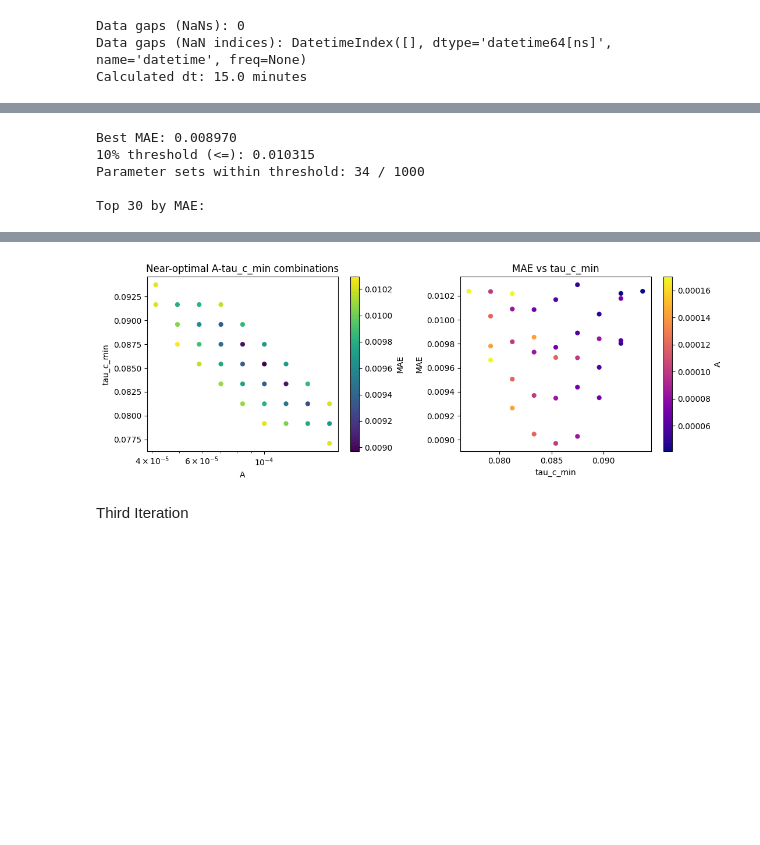
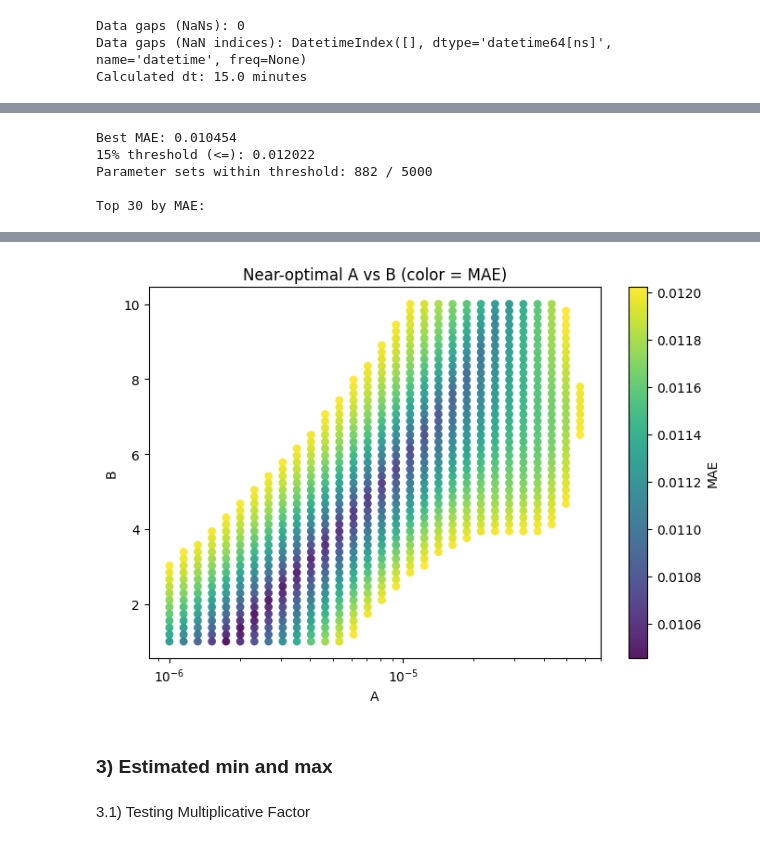
Before and after one commit to nicole-hucke/shear_stress_paper, a Jupyter notebook: antecedent_conditions/predictive_equation/k_iterations/finding_optimal_k_function_field.ipynb, the cells around one changed output, grey strips where cells are left out. Drawn from its saved outputs; the diff is of its cells as text; code cells hidden in the pictures; blank space fills up the shorter version.

```diff
--- a/antecedent_conditions/predictive_equation/k_iterations/finding_optimal_k_function_field.ipynb
+++ b/antecedent_conditions/predictive_equation/k_iterations/finding_optimal_k_function_field.ipynb
@@ -463,4 +447,0 @@ Parameter sets within threshold: 10 / 1500
-# %%
-# start, stop, number of values
-A_vals = np.logspace(-6, -3, 40) # values evenly spaced on log scale
-tauc_min_vals = np.linspace(0.05, 0.1, 25)
@@ -496,9 +452,9 @@ calibration = calibrate_parameters(
     tauc_obs_lajara,
     dt=15,
     tau_c_max=tauc_max_lajara,
-    tau_c_min_vals=tauc_min_vals,
+    tau_c_min=tauc_min_lajara,
     A_vals=A_vals,
-    B_vals=[B_vals],
+    B_vals=B_vals,
 )
 best = min(calibration, key=lambda x: x["MAE"])
 print("Best-fit parameters:")
@@ -542,11 +533,11 @@ near_optimal = (
 )
 
 print(f"Best MAE: {best_mae:.6f}")
-print(f"10% threshold (<=): {mae_threshold:.6f}")
+print(f"15% threshold (<=): {mae_threshold:.6f}")
 print(f"Parameter sets within threshold: {len(near_optimal)} / {len(calibration_df)}")
 
 # show top candidates and all near-optimal rows.
-cols_priority = [c for c in ["tau_c_min", "A", "B", mae_col] if c in near_optimal.columns]
+cols_priority = [c for c in ["A", "B", mae_col] if c in near_optimal.columns]
 other_cols = [c for c in near_optimal.columns if c not in cols_priority]
 near_optimal = near_optimal[cols_priority + other_cols]
 
@@ -557,47 +548,35 @@ else:
     display(near_optimal)
 
 # save full near-optimal set for later analysis.
-out_path = "parameter_sensitivity_analysis/2iteration_field_parameter_sets_within10pct_MAE.csv"
+out_path = "../parameter_sensitivity_analysis/2_field_parameter_sets_within10pct_MAE.csv"
 near_optimal.to_csv(out_path, index=False)
 
-# quick visualization of the near-optimal parameter cloud (if expected columns exist).
-if {"A", "B", "tau_c_min"}.issubset(near_optimal.columns):
-    fig, axes = plt.subplots(1, 2, figsize=(11, 4))
+# quick visualization of the near-optimal A vs B cloud (colorbar included)
+if {"A", "B"}.issubset(near_optimal.columns):
+    fig, ax = plt.subplots(figsize=(7, 5))
 
-    sc1 = axes[0].scatter(
+    sc = ax.scatter(
         near_optimal["A"],
-        near_optimal["tau_c_min"],
+        near_optimal["B"],
         c=near_optimal[mae_col],
         cmap="viridis",
-        s=35,
+        s=40,
         edgecolors="none",
+        alpha=0.9,
     )
-    axes[0].set_xscale("log")
-    axes[0].set_xlabel("A")
-    axes[0].set_ylabel("tau_c_min")
-    axes[0].set_title("Near-optimal A-tau_c_min combinations")
-    cbar1 = plt.colorbar(sc1, ax=axes[0])
-    cbar1.set_label(mae_col)
+    ax.set_xscale("log")
+    ax.set_xlabel("A")
+    ax.set_ylabel("B")
+    ax.set_title("Near-optimal A vs B (color = MAE)")
 
-    sc2 = axes[1].scatter(
-        near_optimal["tau_c_min"],
-        near_optimal[mae_col],
-        c=near_optimal["A"],
-        cmap="plasma",
-        s=35,
-        edgecolors="none",
-    )
-    axes[1].set_xlabel("tau_c_min")
-    axes[1].set_ylabel(mae_col)
-    axes[1].set_title("MAE vs tau_c_min")
-    cbar2 = plt.colorbar(sc2, ax=axes[1])
-    cbar2.set_label("A")
+    cbar = plt.colorbar(sc, ax=ax)
+    cbar.set_label(mae_col)
 
     plt.tight_layout()
     plt.show()
 # %% [output]
-Best MAE: 0.008970
-10% threshold (<=): 0.010315
-Parameter sets within threshold: 34 / 1000
+Best MAE: 0.010454
+15% threshold (<=): 0.012022
+Parameter sets within threshold: 882 / 5000
 
 Top 30 by MAE:
@@ -621,3 +600,3 @@ Top 30 by MAE:
-[figure, old version]
+[figure, new version]
 # %% [markdown]
-Third Iteration
+### 3) Estimated min and max
@@ -627,0 +603,2 @@ tauc_min_vals = np.linspace(0.07, 0.09, 25)
+# %% [markdown]
+3.1) Testing Multiplicative Factor
```
Also changed, not shown: parts of 27 cells of this notebook, 6 other files.
